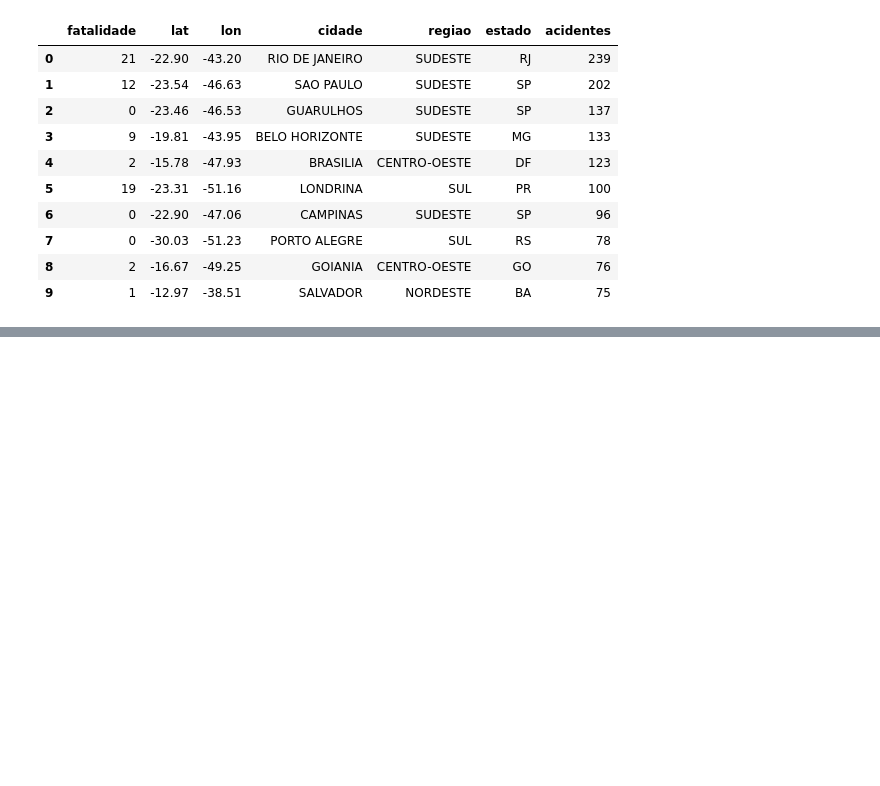
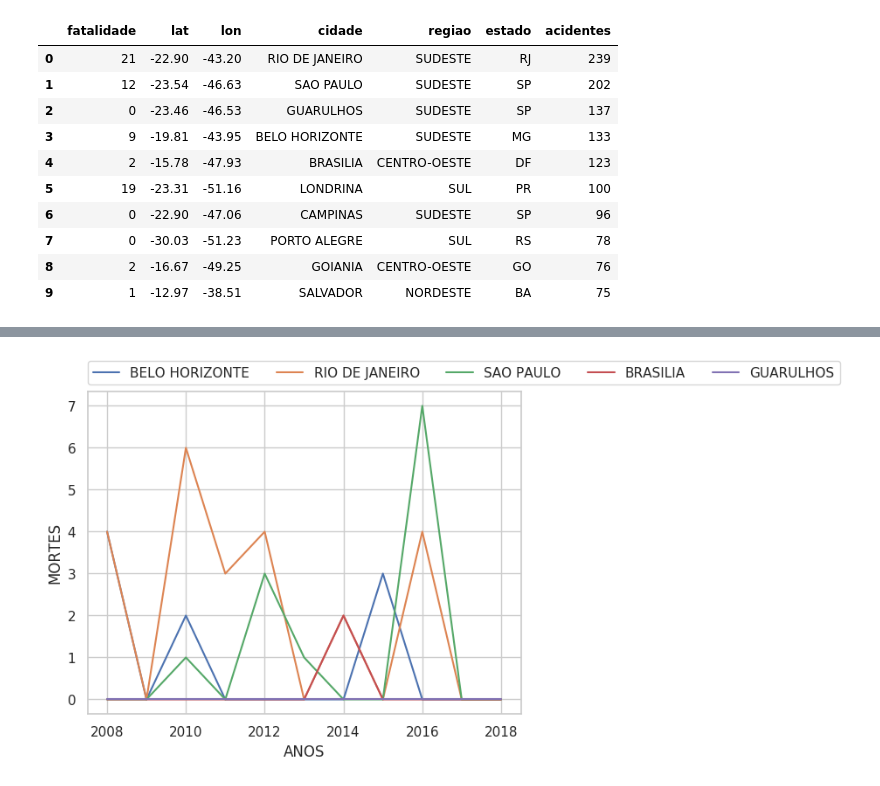
Before and after one commit to jhiltonsantos/ADS-Estatistica-IFPI, a Jupyter notebook: AcidentesAereosBR.ipynb, the cells around one changed output, grey strips where cells are left out. Cells and saved outputs as stored; diff of their text form; code cells hidden in the pictures; blank space fills up the shorter version.

```diff
--- a/AcidentesAereosBR.ipynb
+++ b/AcidentesAereosBR.ipynb
@@ -239,7 +247,7 @@ mapa_br = folium.Map(location=[-12, -50],
 
 
 for i in range (0, 5000, 5):
-  #if not dados_pronto[dados_prontos['latitude'][i] == -9.42:
+  if dados_prontos['latitude'][i] != -9.42:
     folium.Marker(
         location=[dados_prontos['latitude'][i], dados_prontos['longitude'][i]],
         popup="Codigo da Ocorrencia: "+str(dados_prontos['codigo_ocorrencia'][i])+"<br>"
@@ -405,0 +497,10 @@ mapa_incidente
+# %%
+cidades = ['RIO DE JANEIRO', 'SAO PAULO', 'BELO HORIZONTE', 'BRASILIA', 'GUARULHOS']
+anos = sorted(list(set(dados_prontos['ano'])))
+not_null = dados_prontos.dropna()
+dic_anos = {i: [int(not_null.loc[not_null['ano'] == ano,
+                             ['quantidade_fatalidades']].loc[not_null['ocorrencia_cidade'] == i,
+                                                             ['quantidade_fatalidades']].sum()) for ano in anos] for i in cidades}
+dic_anos['ano'] = anos
+dados_anos = pd.DataFrame(dic_anos)
+dados_anos
@@ -405,0 +520,15 @@ mapa_incidente
+# %%
+fig, ax = plt.subplots()
+
+line1, = ax.plot(dados_anos['ano'], dados_anos['BELO HORIZONTE'], label='BELO HORIZONTE')
+line2, = ax.plot(dados_anos['ano'], dados_anos['RIO DE JANEIRO'], label='RIO DE JANEIRO')
+line3, = ax.plot(dados_anos['ano'], dados_anos['SAO PAULO'], label='SAO PAULO')
+line4, = ax.plot(dados_anos['ano'], dados_anos['BRASILIA'], label='BRASILIA')
+line5, = ax.plot(dados_anos['ano'], dados_anos['GUARULHOS'], label='GUARULHOS')
+
+ax.legend(bbox_to_anchor=(0., 1.02, 1., .102), loc='lower left', ncol=8, borderaxespad=0.)
+plt.xlabel('ANOS')
+plt.ylabel('MORTES')
+plt.show()
+# %% [output]
+[figure, added]
```
Also changed, not shown: parts of 19 cells of this notebook.
